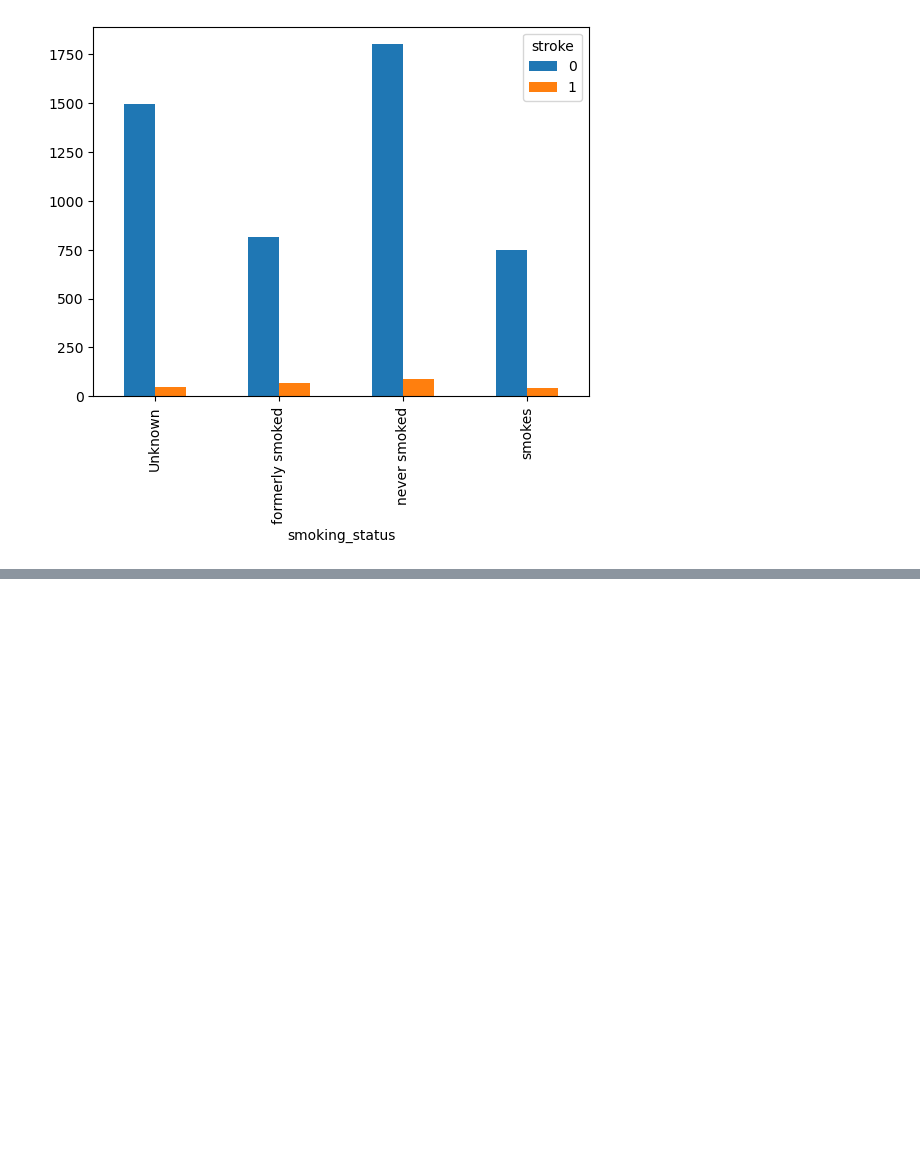
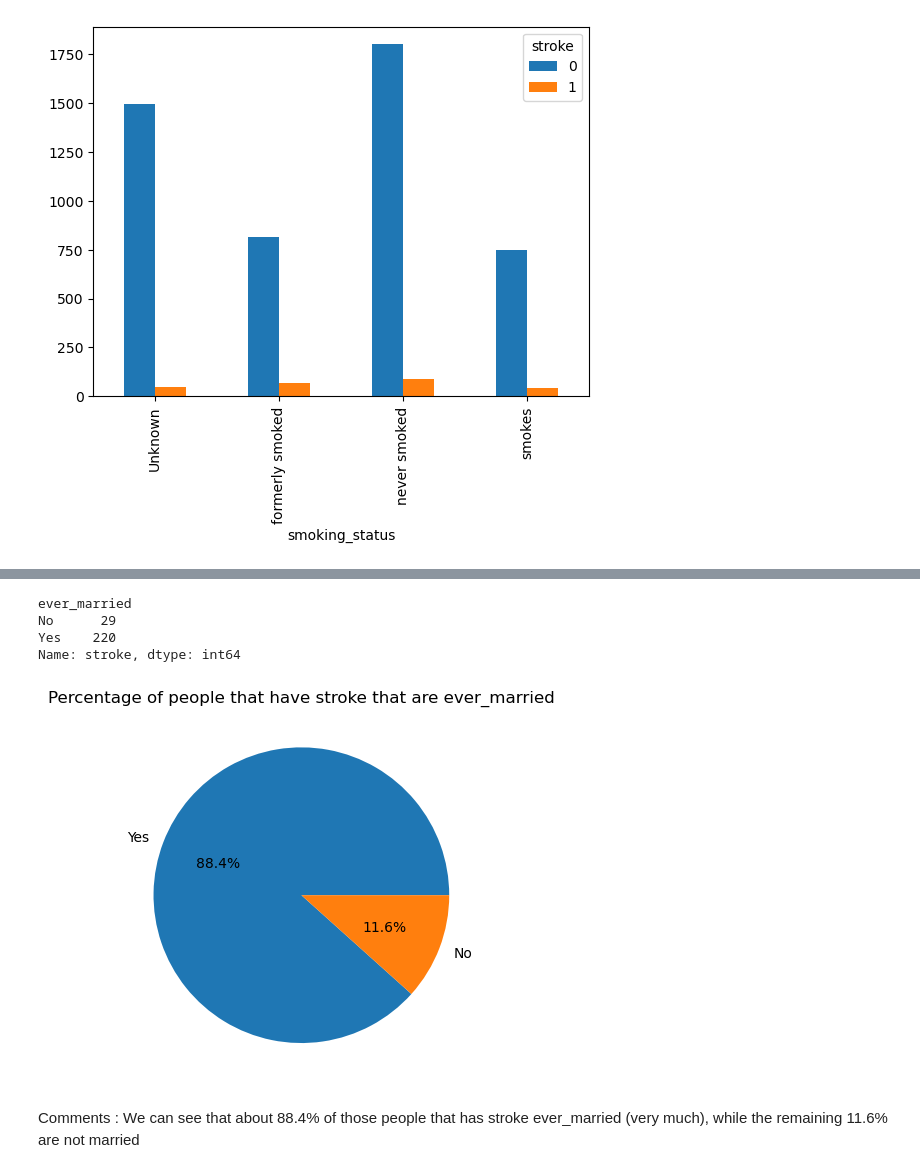
Before and after one commit to Sikirulahi1/Heart-Stroke-Prediction, a Jupyter notebook: Analysis_and_model/Analysis.ipynb, the cells around one changed output, grey strips where cells are left out. Saved outputs shown, nothing was run; the diff lists cells and outputs as text; code cells hidden in the pictures; blank space fills up the shorter version.

```diff
--- a/Analysis_and_model/Analysis.ipynb
+++ b/Analysis_and_model/Analysis.ipynb
@@ -225,0 +307,16 @@ Name: bmi, dtype: float64
+# %%
+# Lets see the percentage of those people that ever married have stroke
+stroke['stroke'].groupby(stroke['ever_married']).count()
+# %% [output]
+ever_married
+No      29
+Yes    220
+Name: stroke, dtype: int64
+# %%
+plt.pie(stroke["ever_married"].value_counts(), labels=[col for col in stroke["ever_married"].unique()], autopct= "%1.1f%%")
+plt.title("Percentage of people that have stroke that are ever_married")
+plt.show()
+# %% [output]
+[figure, added]
+# %% [markdown]
+Comments : We can see that about 88.4% of those people that has stroke ever_married (very much), while the remaining 11.6% are not married
```
Also changed, not shown: parts of 39 cells of this notebook.
